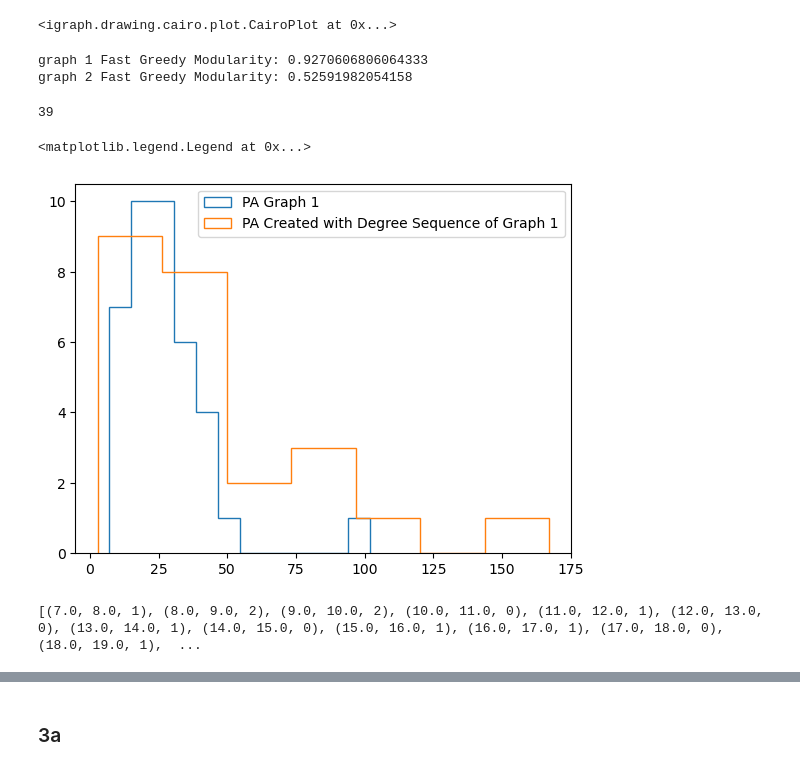
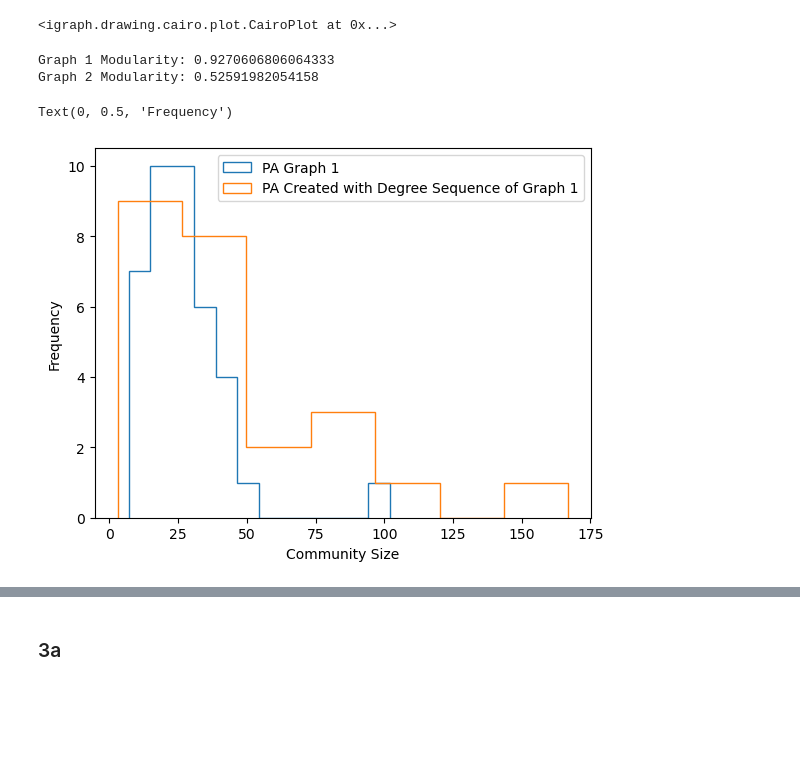
Before and after one commit to hershey890/ece232e, a Jupyter notebook: project_1.ipynb, the cells around one changed output, grey strips where cells are left out. Cells and saved outputs as stored; diff of their text form; code cells hidden in the pictures; blank space fills up the shorter version.

```diff
--- a/project_1.ipynb
+++ b/project_1.ipynb
@@ -340,13 +342,19 @@ Text(0.5, 0.98, 'Average Degree of Nodes vs Node Age')
 [figure]
 # %% [markdown]
 ### 2h
+# %%
+def rgraph_2_pygraph(rgraph):
+    f = str(uuid4()) + '.graphml'
+    rigraph.write_graph(rgraph, f, format='graphml')
+    pygraph = ig.read(f)
+    os.remove(f)
+    return pygraph
 # %%
 # Create graphs
 g1 = ig.Graph.Barabasi(n=1050, m=1, directed=False)
 degree_sequence = [v.degree() for v in g1.vs]
 g2 = rigraph.barabasi_game(1050, directed=False, out_seq=degree_sequence)
-rigraph.write_graph(g2, 'g2.graphml', format='graphml')
-g2 = ig.read('g2.graphml')
+g2 = rgraph_2_pygraph(g2)
 # %%
 comm_g1 = g1.community_fastgreedy().as_clustering()
 pal = ig.drawing.colors.ClusterColoringPalette(len(comm_g1))
@@ -364,28 +372,16 @@ layout = g2.layout('auto')
 ig.plot(g2, layout=layout, vertex_size=5, edge_width=0.5)
 # %% [output]
 <igraph.drawing.cairo.plot.CairoPlot at 0x...>
-# %%
-print(f'Graph 1 Fast Greedy Modularity: {comm_g1.modularity}')
-print(f'Graph 2 Fast Greedy Modularity: {comm_g2.modularity}')
-# %% [output]
-graph 1 Fast Greedy Modularity: 0.9270606806064333
-graph 2 Fast Greedy Modularity: 0.52591982054158
-# %%
-hist = comm_g1.size_histogram()
-# plot comm_g1 size histogram
-print(len(comm_g1))
-# plt.bar(hist.bins, hist.counts)
-# %% [output]
-39
 # %%
+print(f'Graph 1 Modularity: {comm_g1.modularity}')
+print(f'Graph 2 Modularity: {comm_g2.modularity}')
 plt.hist(comm_g1.sizes(), bins='auto', histtype='step', label='PA Graph 1')
 plt.hist(comm_g2.sizes(), bins='auto', histtype='step', label='PA Created with Degree Sequence of Graph 1')
 plt.legend()
+plt.xlabel('Community Size')
+plt.ylabel('Frequency')
 # %% [output]
-<matplotlib.legend.Legend at 0x...>
+Graph 1 Modularity: 0.9270606806064333
+Graph 2 Modularity: 0.52591982054158
+Text(0, 0.5, 'Frequency')
-[figure, old version]
+[figure, new version]
-# %%
-hist = comm_g1.size_histogram()
-print(list(hist.bins()))
-# %% [output]
-[(7.0, 8.0, 1), (8.0, 9.0, 2), (9.0, 10.0, 2), (10.0, 11.0, 0), (11.0, 12.0, 1), (12.0, 13.0, 0), (13.0, 14.0, 1), (14.0, 15.0, 0), (15.0, 16.0, 1), (16.0, 17.0, 1), (17.0, 18.0, 0), (18.0, 19.0, 1),  ...
```
Also changed, not shown: parts of 8 cells of this notebook.
